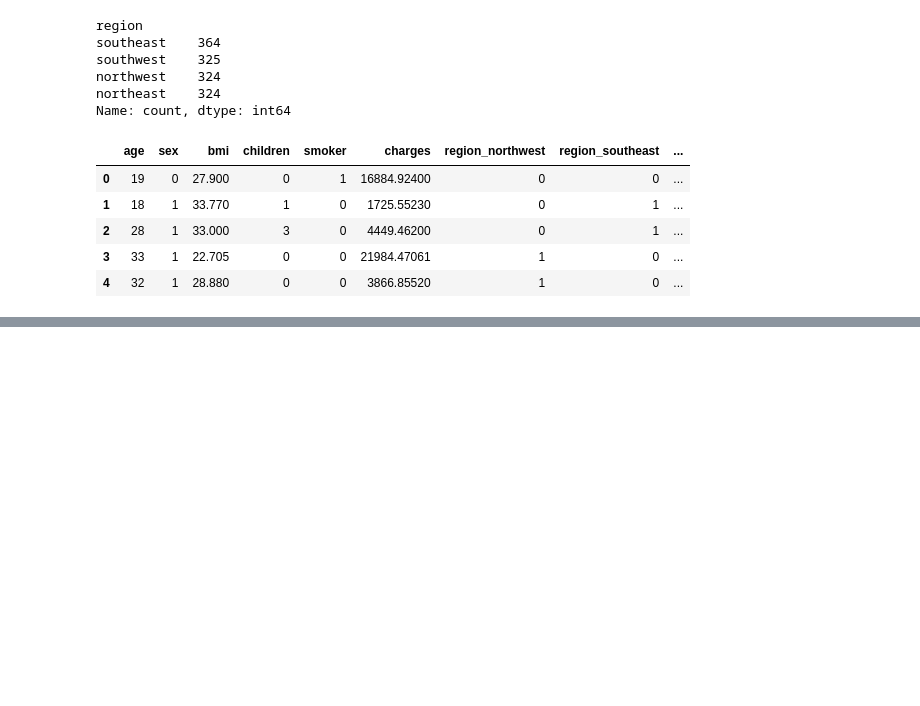
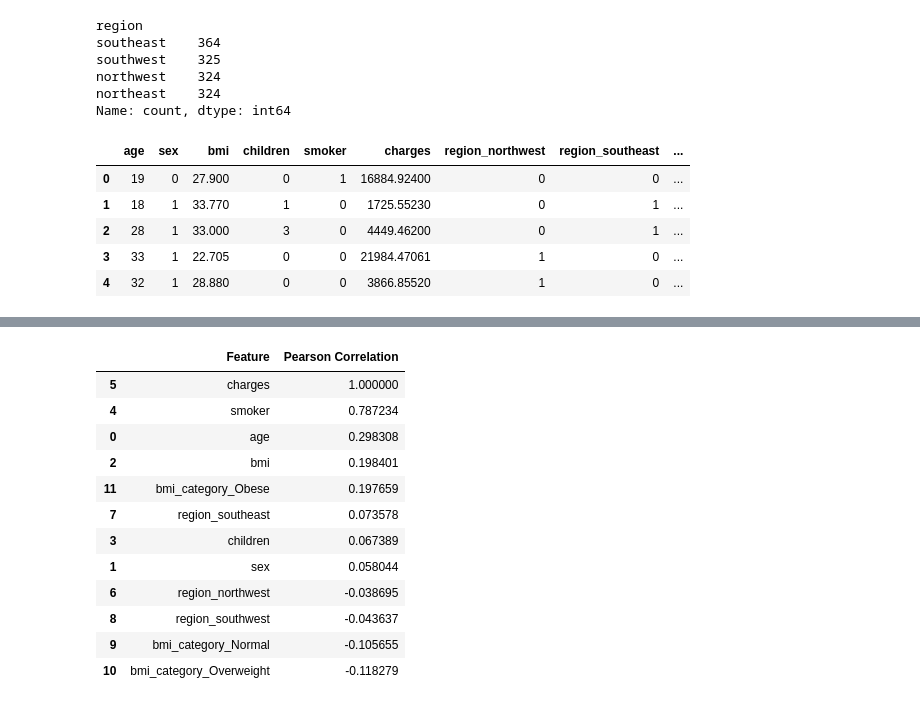
Before and after one commit to sat-06/InsurAI, a Jupyter notebook: notebooks/02_preprocessing.ipynb, the cells around one changed output, grey strips where cells are left out. Saved outputs shown, nothing was run; the diff lists cells and outputs as text; code cells hidden in the pictures; blank space fills up the shorter version.

```diff
--- a/notebooks/02_preprocessing.ipynb
+++ b/notebooks/02_preprocessing.ipynb
@@ -131,0 +154,32 @@ df.head()
+# %%
+from scipy.stats import pearsonr
+
+# ----------------------------------
+# Pearson Correlation Calculation
+# ----------------------------------
+
+# List of features to check against target
+selected_features = ['age', 'sex', 'bmi', 'children', 'smoker', 'charges',
+       'region_northwest', 'region_southeast', 'region_southwest',
+       'bmi_category_Normal', 'bmi_category_Overweight', 'bmi_category_Obese']
+
+correlations = {
+    feature: pearsonr(df[feature], df['charges'])[0]
+    for feature in selected_features
+}
+correlation_df = pd.DataFrame(list(correlations.items()), columns=['Feature', 'Pearson Correlation'])
+correlation_df.sort_values(by='Pearson Correlation', ascending=False)
+# %% [output]
+|  | Feature | Pearson Correlation |
+| 5 | charges | 1.000000 |
+| 4 | smoker | 0.787234 |
+| 0 | age | 0.298308 |
+| 2 | bmi | 0.198401 |
+| 11 | bmi_category_Obese | 0.197659 |
+| 7 | region_southeast | 0.073578 |
+| 3 | children | 0.067389 |
+| 1 | sex | 0.058044 |
+| 6 | region_northwest | -0.038695 |
+| 8 | region_southwest | -0.043637 |
+| 9 | bmi_category_Normal | -0.105655 |
+| 10 | bmi_category_Overweight | -0.118279 |
```
Also changed, not shown: parts of 3 cells of this notebook.
